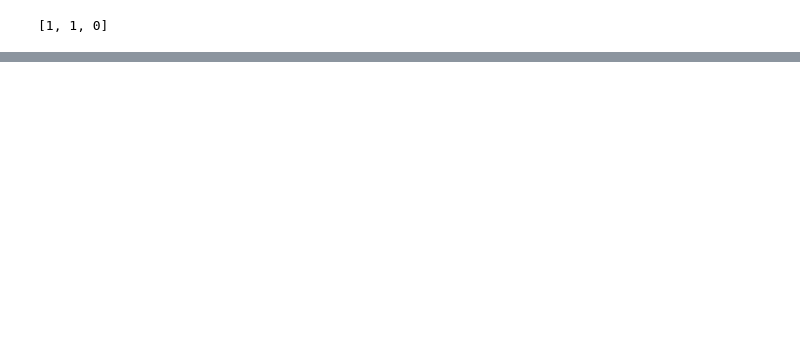
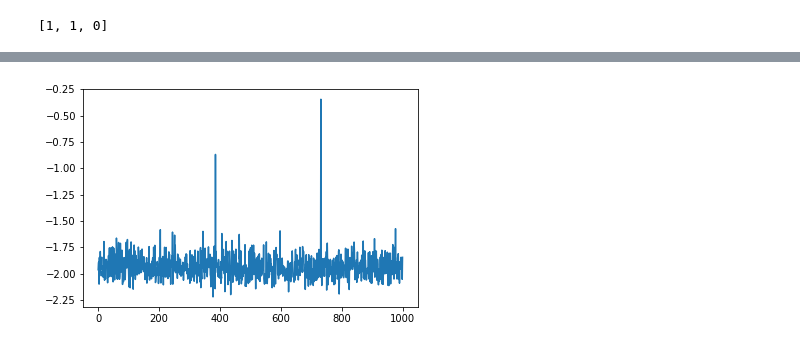
Before and after one commit to GongtingPeng/Funnel, a Jupyter notebook: Funnel.ipynb, the cells around one changed output, grey strips where cells are left out. Drawn from its saved outputs; the diff is of its cells as text; code cells hidden in the pictures; blank space fills up the shorter version.

```diff
--- a/Funnel.ipynb
+++ b/Funnel.ipynb
@@ -163,0 +288,4 @@ HurdleFun(sim=[.20, .40], bp=[.25, .5])
+# %%
+%%time
+sim_graph(bp=[.25, 10])
+# %% [output]
@@ -163,0 +295 @@ HurdleFun(sim=[.20, .40], bp=[.25, .5])
+[figure, added]
```
Also changed, not shown: parts of 23 cells of this notebook.
